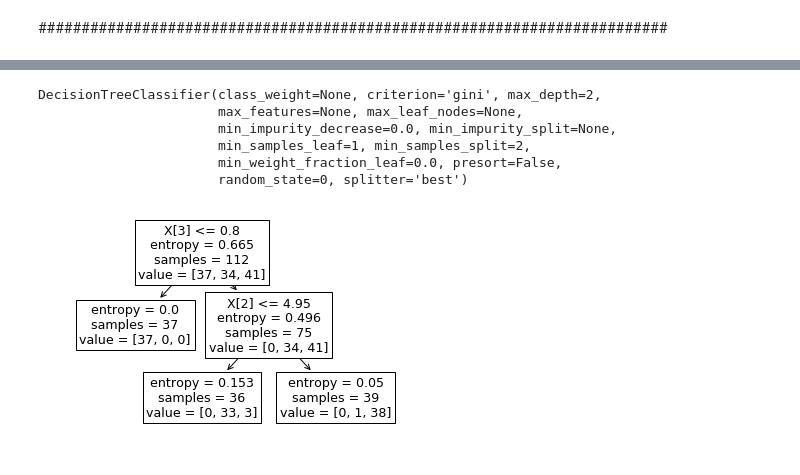
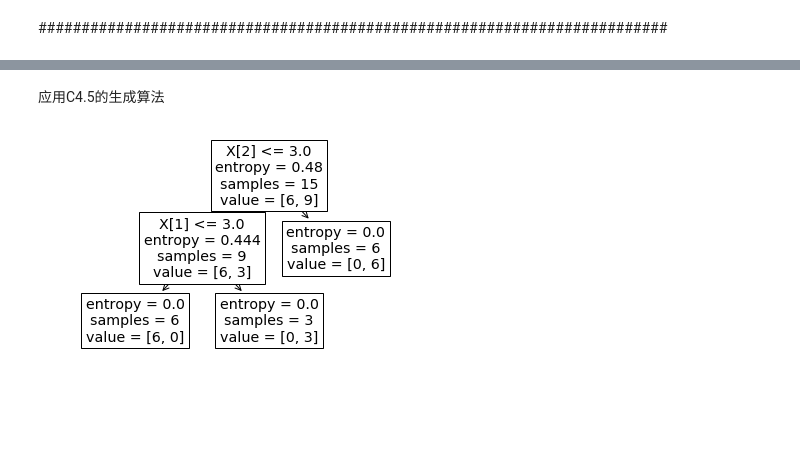
Before and after one commit to shiqi0404/lihang-code, a Jupyter notebook: 第05章 决策树/5.DecisonTree.ipynb, the cells around one changed output, grey strips where cells are left out. Cells and saved outputs as stored; diff of their text form; code cells hidden in the pictures; blank space fills up the shorter version.

Commit message:
tree-graph

```diff
--- a/第05章 决策树/5.DecisonTree.ipynb
+++ b/第05章 决策树/5.DecisonTree.ipynb
@@ -490,23 +449,44 @@ X_train, X_test, Y_train, Y_test = train_test_split(df[data.feature_names], df['
-# %%
-# Step 1: Import the model you want to use
-# This was already imported earlier in the notebook so commenting out
-#from sklearn.tree import DecisionTreeClassifier
-# Step 2: Make an instance of the Model
-clf = DecisionTreeClassifier(max_depth = 2,
-                             random_state = 0)
-# Step 3: Train the model on the data
-clf.fit(X_train, Y_train)
-# Step 4: Predict labels of unseen (test) data
-# Not doing this step in the tutorial
-# clf.predict(X_test)
-# %% [output]
-DecisionTreeClassifier(class_weight=None, criterion='gini', max_depth=2,
-                       max_features=None, max_leaf_nodes=None,
-                       min_impurity_decrease=0.0, min_impurity_split=None,
-                       min_samples_leaf=1, min_samples_split=2,
-                       min_weight_fraction_leaf=0.0, presort=False,
-                       random_state=0, splitter='best')
-# %%
-tree.plot_tree(clf);
-# %% [output]
-[figure, removed]
+# %% [markdown]
+应用C4.5的生成算法
+# %%
+from sklearn.tree import DecisionTreeClassifier
+from sklearn import preprocessing
+from sklearn import tree
+import matplotlib.pyplot as plt
+import numpy as np
+import pandas as pd
+
+features = ["年龄", "有工作", "有自己的房子", "信贷情况"]
+X_train = pd.DataFrame([
+    ["青年", "否", "否", "一般"],
+    ["青年", "否", "否", "好"],
+    ["青年", "是", "否", "好"],
+    ["青年", "是", "是", "一般"],
+    ["青年", "否", "否", "一般"],
+    ["中年", "否", "否", "一般"],
+    ["中年", "否", "否", "好"],
+    ["中年", "是", "是", "好"],
+    ["中年", "否", "是", "非常好"],
+    ["中年", "否", "是", "非常好"],
+    ["老年", "否", "是", "非常好"],
+    ["老年", "否", "是", "好"],
+    ["老年", "是", "否", "好"],
+    ["老年", "是", "否", "非常好"],
+    ["老年", "否", "否", "一般"]
+])
+y_train = pd.DataFrame(["否", "否", "是", "是", "否",
+                        "否", "否", "是", "是", "是",
+                        "是", "是", "是", "是", "否"])
+class_names = [str(k) for k in np.unique(y_train)]
+# 数据预处理
+le_x = preprocessing.LabelEncoder()
+le_x.fit(np.unique(X_train))
+X_train = X_train.apply(le_x.transform)
+# 调用sklearn的DecisionTreeClassifier建立决策树模型
+model_tree = DecisionTreeClassifier()
+# 训练模型
+model_tree.fit(X_train, y_train)
+
+tree.plot_tree(model_tree);
+# %% [output]
+[figure, added]
```
Also changed, not shown: parts of 6 cells of this notebook, 1 other file.
